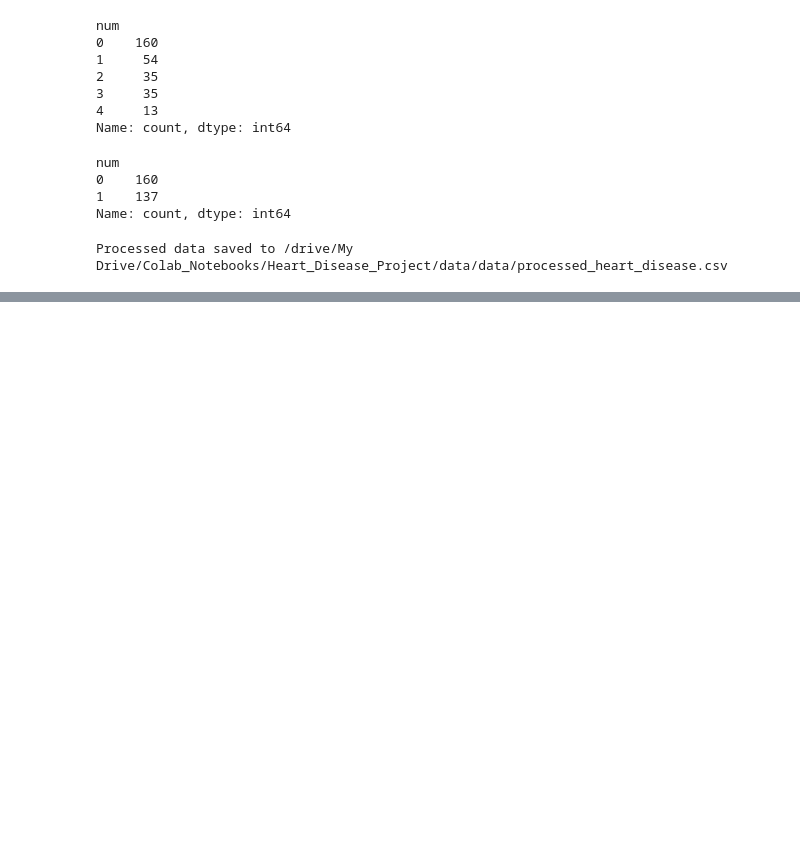
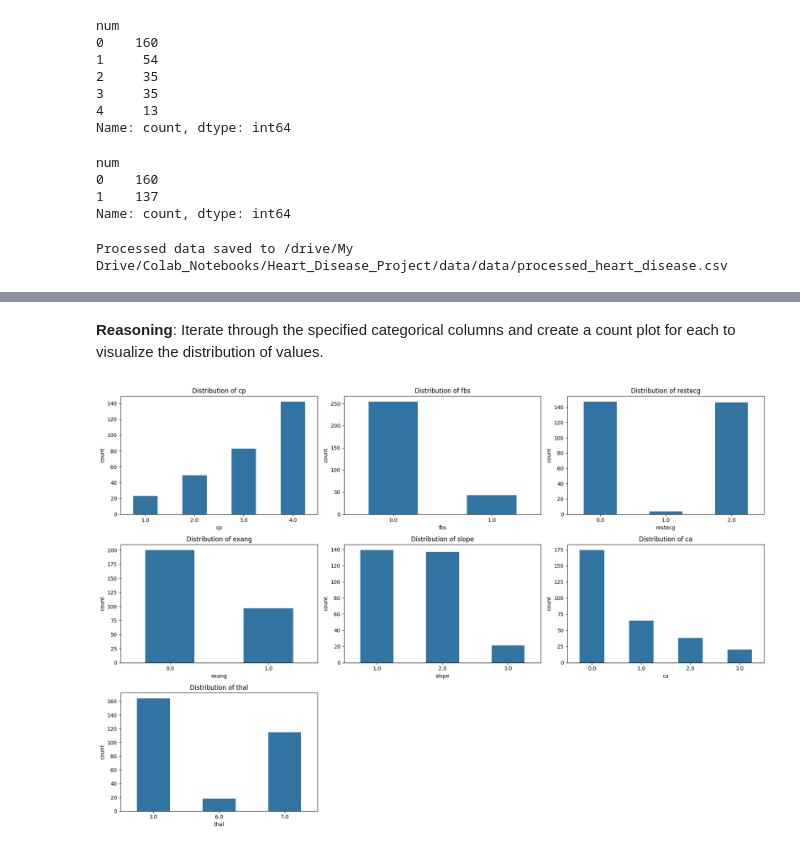
Before and after one commit to Abdelrahman22a/Heart_Disease_Project, a Jupyter notebook: note_books/01_data_preprocessing.ipynb, the cells around one changed output, grey strips where cells are left out. Saved outputs shown, nothing was run; the diff lists cells and outputs as text; code cells hidden in the pictures; blank space fills up the shorter version.

```diff
--- a/note_books/01_data_preprocessing.ipynb
+++ b/note_books/01_data_preprocessing.ipynb
@@ -169,0 +173,30 @@ Processed data saved to /drive/My Drive/Colab_Notebooks/Heart_Disease_Project/da
+# %% [markdown]
+**Reasoning**:
+Iterate through the specified categorical columns and create a count plot for each to visualize the distribution of values.
+# %%
+import matplotlib.pyplot as plt
+import seaborn as sns
+
+categorical_cols = ['cp', 'fbs', 'restecg', 'exang', 'slope', 'ca', 'thal']
+
+# Determine the number of rows and columns for subplots
+n_cols = 3  # You can adjust this based on how many columns you want
+n_rows = (len(categorical_cols) + n_cols - 1) // n_cols
+
+fig, axes = plt.subplots(n_rows, n_cols, figsize=(6 * n_cols, 4 * n_rows))
+axes = axes.flatten() # Flatten the 2D array of axes for easy iteration
+
+for i, col in enumerate(categorical_cols):
+    sns.countplot(x=col, data=df, ax=axes[i], width=0.5) # Adjust width here
+    axes[i].set_title(f'Distribution of {col}')
+    axes[i].set_xlabel(col)
+    axes[i].set_ylabel('count')
+
+# Remove any unused subplots
+for j in range(i + 1, len(axes)):
+    fig.delaxes(axes[j])
+
+plt.tight_layout()
+plt.show()
+# %% [output]
+[figure, added]
```
Also changed, not shown: parts of 10 cells of this notebook.
